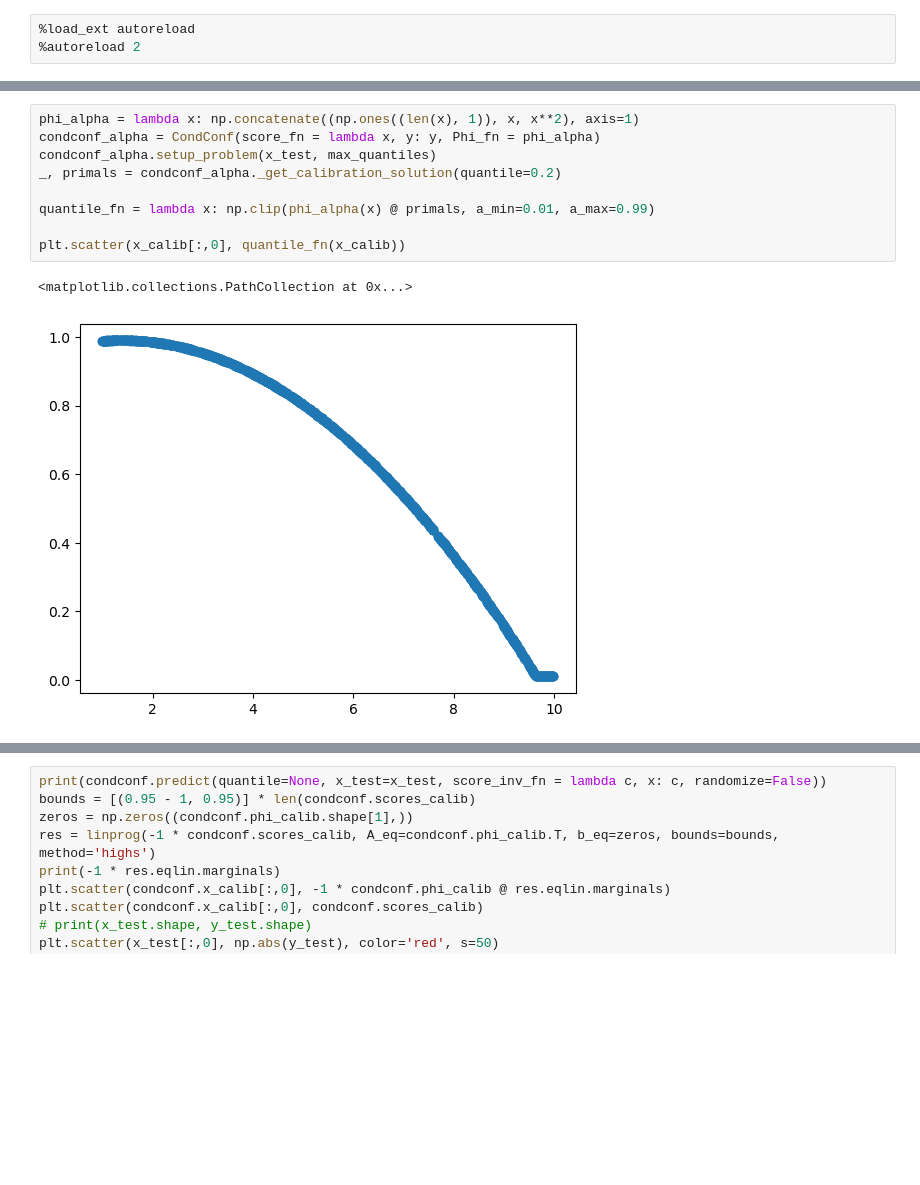
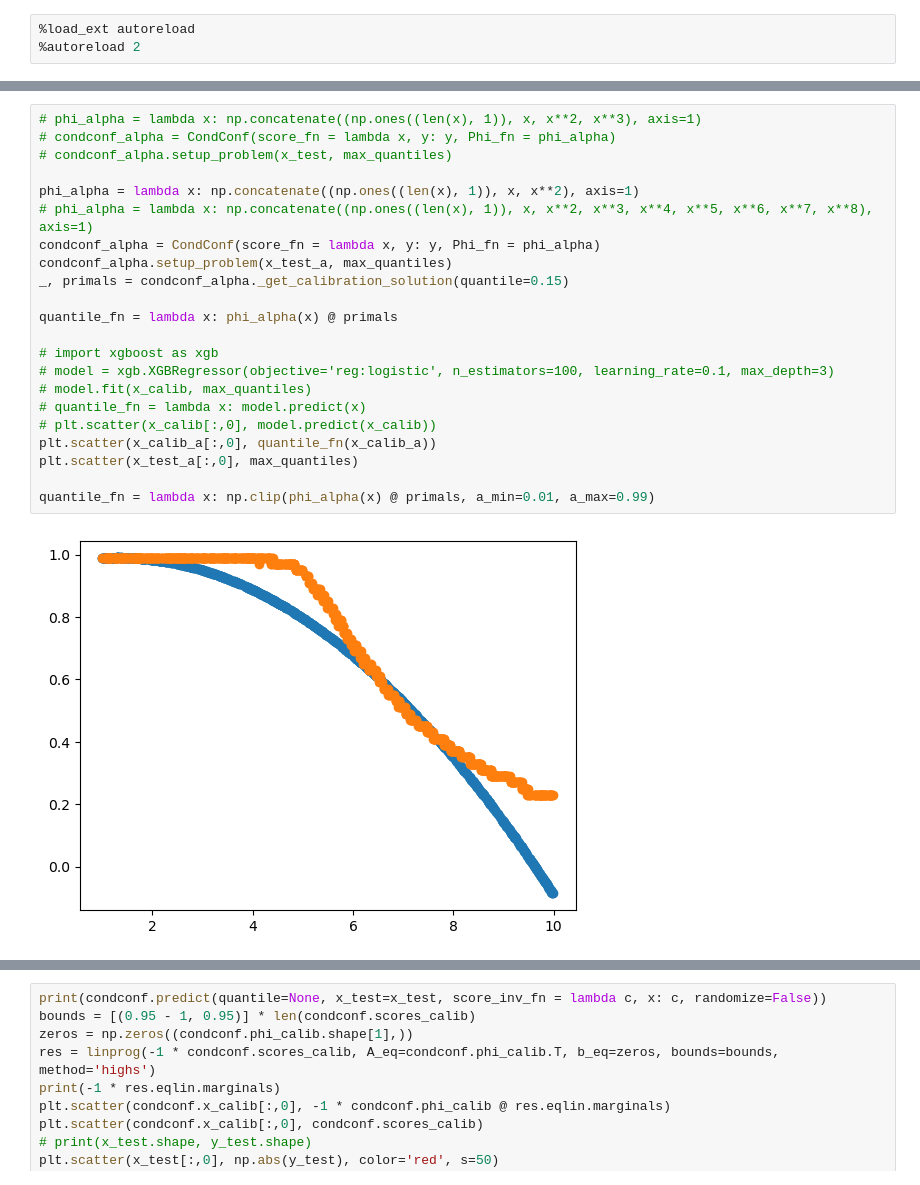
Before and after one commit to jjcherian/conformal-safety, a Jupyter notebook: notebooks/alpha_experiment.ipynb, the cells around one changed output, grey strips where cells are left out. Saved outputs shown, nothing was run; the diff lists cells and outputs as text; blank space fills up the shorter version.

```diff
--- a/notebooks/alpha_experiment.ipynb
+++ b/notebooks/alpha_experiment.ipynb
@@ -98,13 +68,25 @@ plt.scatter(x_test[:,0], max_quantiles)
 # %%
+# phi_alpha = lambda x: np.concatenate((np.ones((len(x), 1)), x, x**2, x**3), axis=1)
+# condconf_alpha = CondConf(score_fn = lambda x, y: y, Phi_fn = phi_alpha)
+# condconf_alpha.setup_problem(x_test, max_quantiles)
+
 phi_alpha = lambda x: np.concatenate((np.ones((len(x), 1)), x, x**2), axis=1)
+# phi_alpha = lambda x: np.concatenate((np.ones((len(x), 1)), x, x**2, x**3, x**4, x**5, x**6, x**7, x**8), axis=1)
 condconf_alpha = CondConf(score_fn = lambda x, y: y, Phi_fn = phi_alpha)
-condconf_alpha.setup_problem(x_test, max_quantiles)
-_, primals = condconf_alpha._get_calibration_solution(quantile=0.2)
+condconf_alpha.setup_problem(x_test_a, max_quantiles)
+_, primals = condconf_alpha._get_calibration_solution(quantile=0.15)
+
+quantile_fn = lambda x: phi_alpha(x) @ primals
+
+# import xgboost as xgb
+# model = xgb.XGBRegressor(objective='reg:logistic', n_estimators=100, learning_rate=0.1, max_depth=3)
+# model.fit(x_calib, max_quantiles)
+# quantile_fn = lambda x: model.predict(x)
+# plt.scatter(x_calib[:,0], model.predict(x_calib))
+plt.scatter(x_calib_a[:,0], quantile_fn(x_calib_a))
+plt.scatter(x_test_a[:,0], max_quantiles)
 
 quantile_fn = lambda x: np.clip(phi_alpha(x) @ primals, a_min=0.01, a_max=0.99)
-
-plt.scatter(x_calib[:,0], quantile_fn(x_calib))
 # %% [output]
-<matplotlib.collections.PathCollection at 0x...>
-[figure, old version]
+[figure, new version]
 # %%
```
Also changed, not shown: parts of 6 cells of this notebook, 25 other files.
